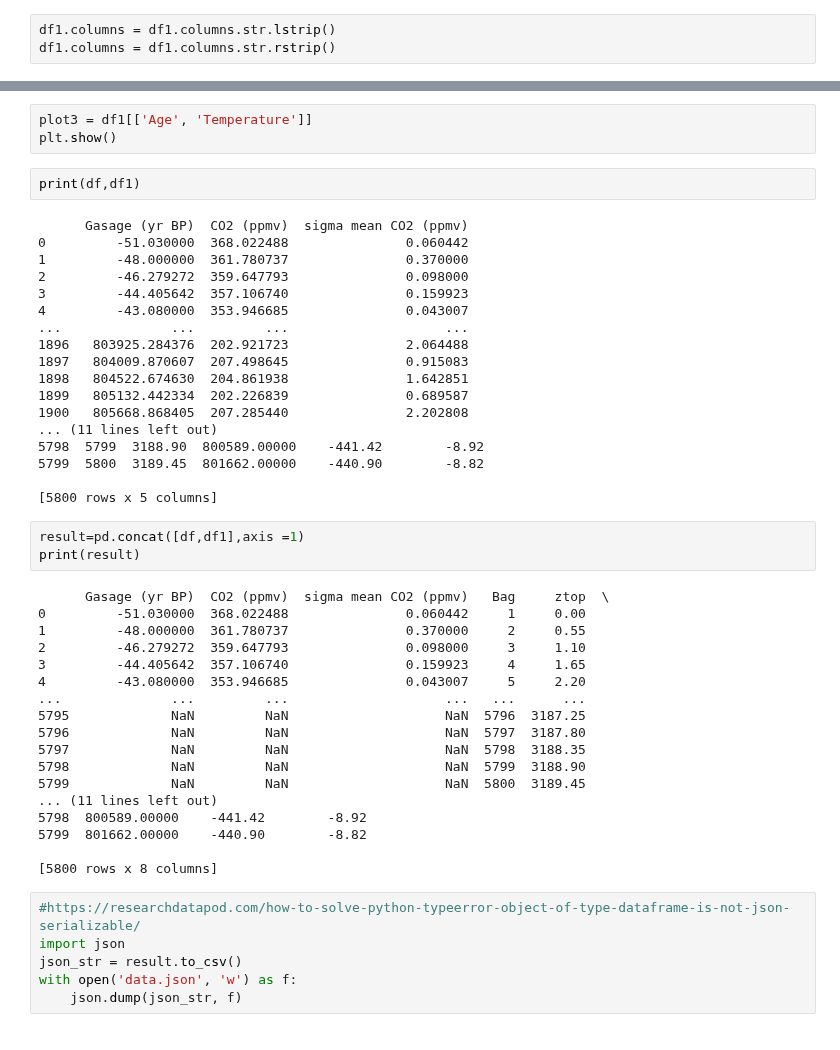
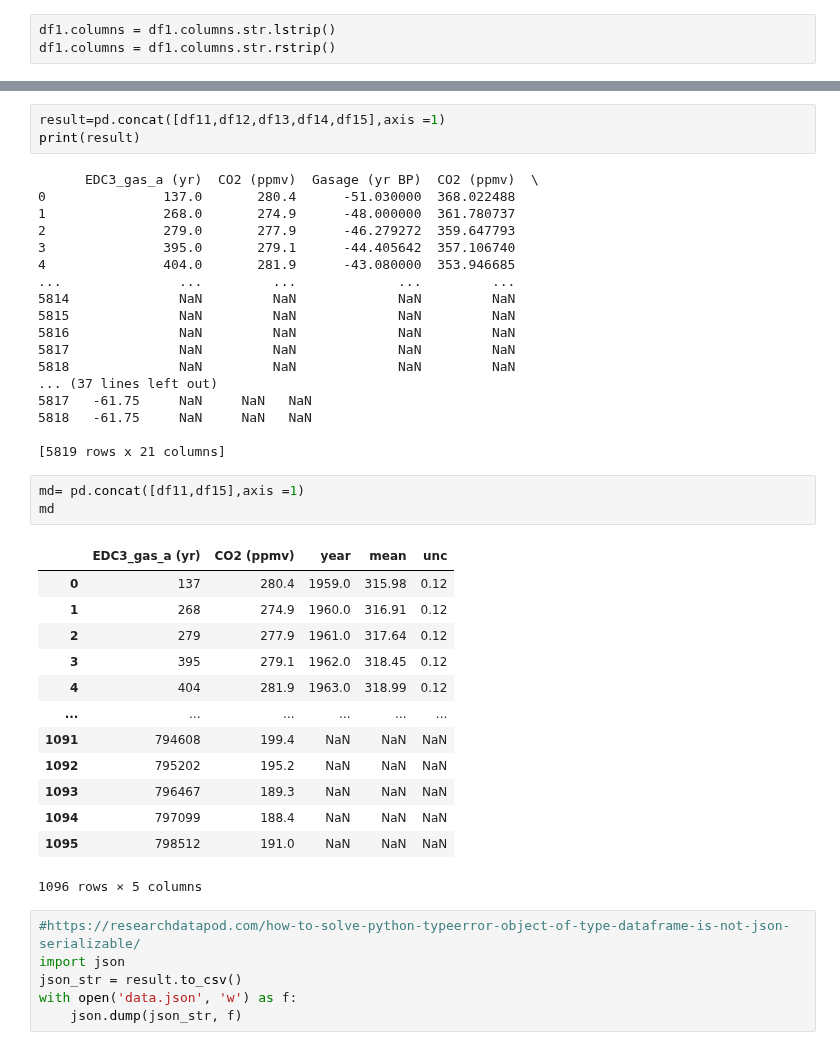
Before and after one commit to dectan/Programming-for-Data-Analysis-Project-2, a Jupyter notebook: test3.ipynb, the cells around one changed output, grey strips where cells are left out. Cells and saved outputs as stored; diff of their text form.

```diff
--- a/test3.ipynb
+++ b/test3.ipynb
@@ -300,47 +254,41 @@ print(plot21)
-# %%
-plot3 = df1[['Age', 'Temperature']]
-plt.show()
-# %%
-print(df,df1)
-# %% [output]
-      Gasage (yr BP)  CO2 (ppmv)  sigma mean CO2 (ppmv)
-0         -51.030000  368.022488               0.060442
-1         -48.000000  361.780737               0.370000
-2         -46.279272  359.647793               0.098000
-3         -44.405642  357.106740               0.159923
-4         -43.080000  353.946685               0.043007
-...              ...         ...                    ...
-1896   803925.284376  202.921723               2.064488
-1897   804009.870607  207.498645               0.915083
-1898   804522.674630  204.861938               1.642851
-1899   805132.442334  202.226839               0.689587
-1900   805668.868405  207.285440               2.202808
-... (11 lines left out)
-5798  5799  3188.90  800589.00000    -441.42        -8.92
-5799  5800  3189.45  801662.00000    -440.90        -8.82
-
-[5800 rows x 5 columns]
 # %%
-result=pd.concat([df,df1],axis =1)
+result=pd.concat([df11,df12,df13,df14,df15],axis =1)
 print(result)
 # %% [output]
-      Gasage (yr BP)  CO2 (ppmv)  sigma mean CO2 (ppmv)   Bag     ztop  \
-0         -51.030000  368.022488               0.060442     1     0.00
-1         -48.000000  361.780737               0.370000     2     0.55
-2         -46.279272  359.647793               0.098000     3     1.10
-3         -44.405642  357.106740               0.159923     4     1.65
-4         -43.080000  353.946685               0.043007     5     2.20
-...              ...         ...                    ...   ...      ...
-5795             NaN         NaN                    NaN  5796  3187.25
-5796             NaN         NaN                    NaN  5797  3187.80
-5797             NaN         NaN                    NaN  5798  3188.35
-5798             NaN         NaN                    NaN  5799  3188.90
-5799             NaN         NaN                    NaN  5800  3189.45
-... (11 lines left out)
-5798  800589.00000    -441.42        -8.92
-5799  801662.00000    -440.90        -8.82
+      EDC3_gas_a (yr)  CO2 (ppmv)  Gasage (yr BP)  CO2 (ppmv)  \
+0               137.0       280.4      -51.030000  368.022488
+1               268.0       274.9      -48.000000  361.780737
+2               279.0       277.9      -46.279272  359.647793
+3               395.0       279.1      -44.405642  357.106740
+4               404.0       281.9      -43.080000  353.946685
+...               ...         ...             ...         ...
+5814              NaN         NaN             NaN         NaN
+5815              NaN         NaN             NaN         NaN
+5816              NaN         NaN             NaN         NaN
+5817              NaN         NaN             NaN         NaN
+5818              NaN         NaN             NaN         NaN
+... (37 lines left out)
+5817   -61.75     NaN     NaN   NaN
+5818   -61.75     NaN     NaN   NaN
 
-[5800 rows x 8 columns]
+[5819 rows x 21 columns]
+# %%
+md= pd.concat([df11,df15],axis =1)
+md
+# %% [output]
+|  | EDC3_gas_a (yr) | CO2 (ppmv) | year | mean | unc |
+| 0 | 137 | 280.4 | 1959.0 | 315.98 | 0.12 |
+| 1 | 268 | 274.9 | 1960.0 | 316.91 | 0.12 |
+| 2 | 279 | 277.9 | 1961.0 | 317.64 | 0.12 |
+| 3 | 395 | 279.1 | 1962.0 | 318.45 | 0.12 |
+| 4 | 404 | 281.9 | 1963.0 | 318.99 | 0.12 |
+| ... | ... | ... | ... | ... | ... |
+| 1091 | 794608 | 199.4 | NaN | NaN | NaN |
+| 1092 | 795202 | 195.2 | NaN | NaN | NaN |
+| 1093 | 796467 | 189.3 | NaN | NaN | NaN |
+| 1094 | 797099 | 188.4 | NaN | NaN | NaN |
+| 1095 | 798512 | 191.0 | NaN | NaN | NaN |
+1096 rows × 5 columns
 # %%
 #https://researchdatapod.com/how-to-solve-python-typeerror-object-of-type-dataframe-is-not-json-serializable/
 import json
```
Also changed, not shown: parts of 14 cells of this notebook, 7 other files.
